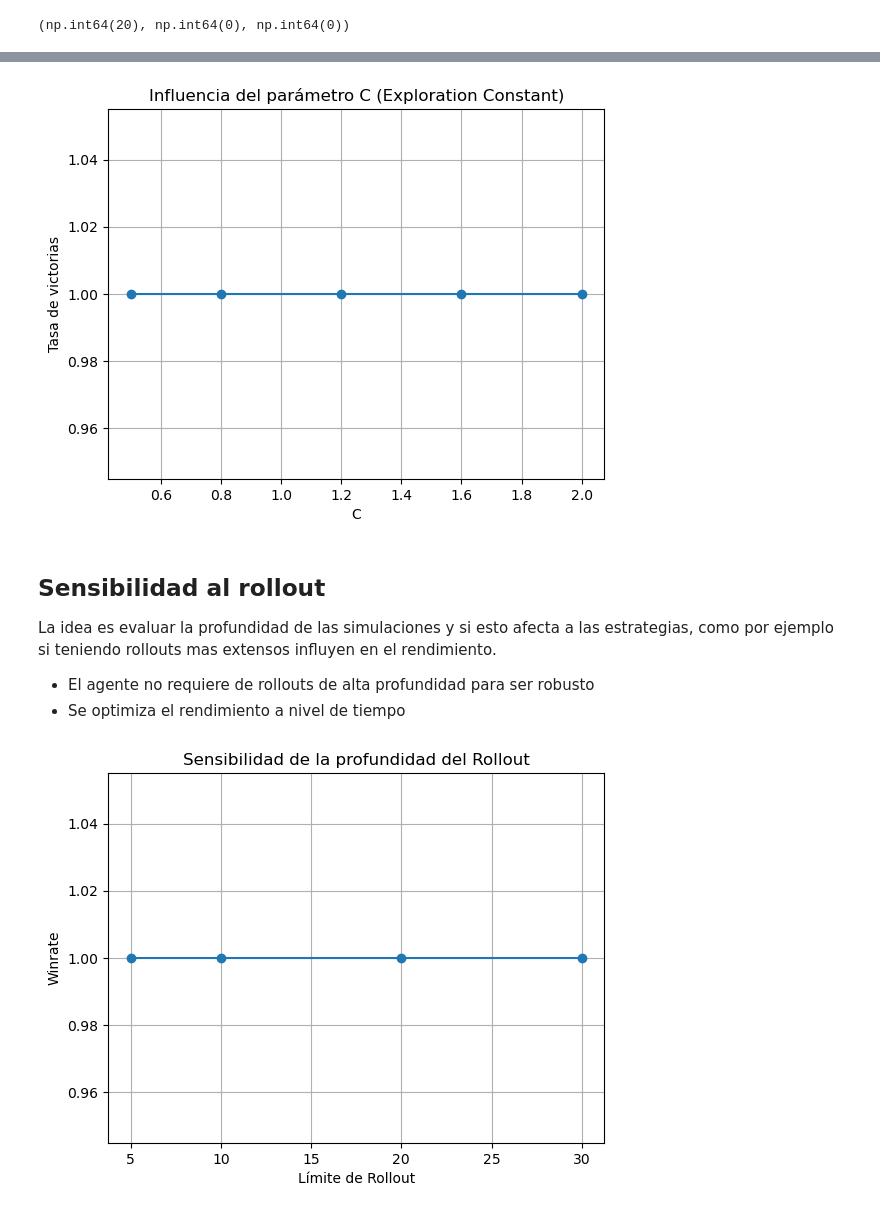
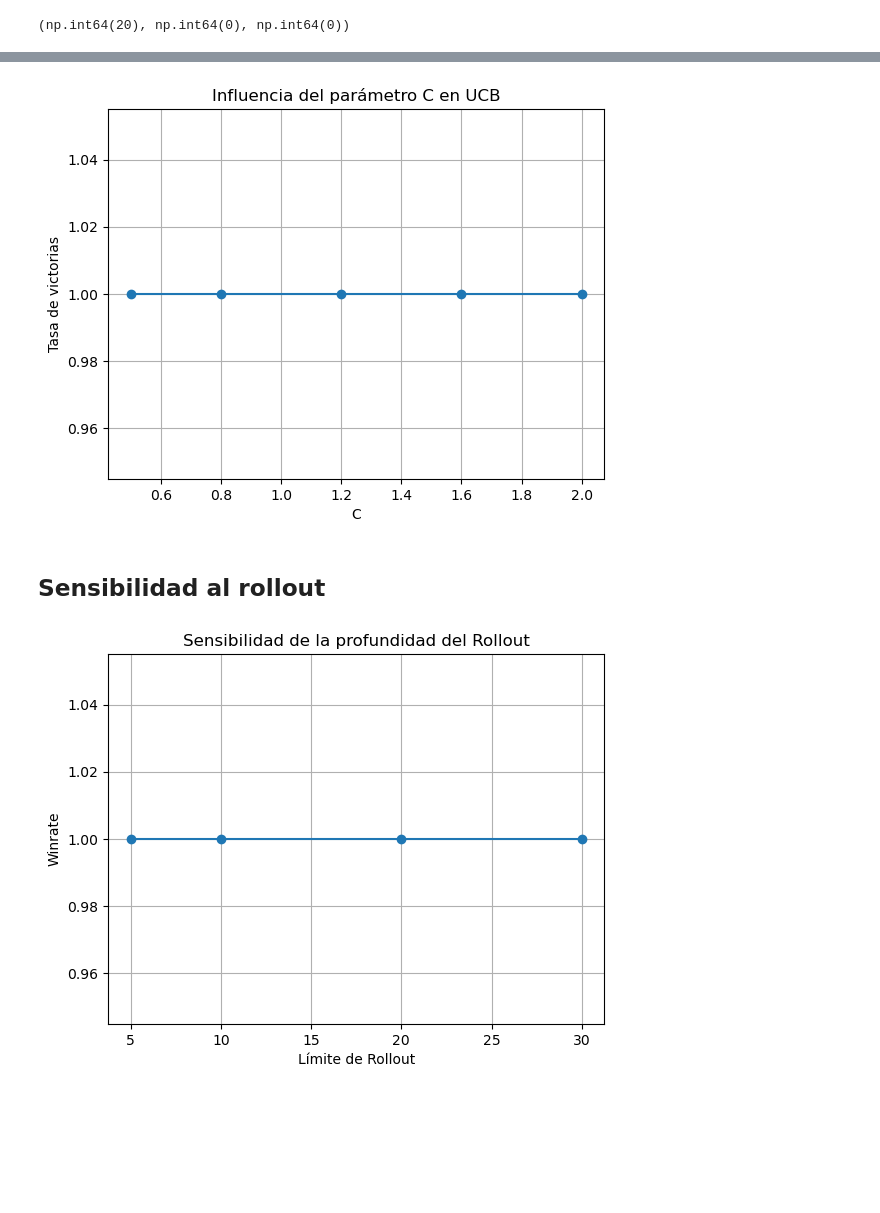
Before and after one commit to Zadcry/agente-connect4, a Jupyter notebook: entrega.ipynb, the cells around one changed output, grey strips where cells are left out. Saved outputs shown, nothing was run; the diff lists cells and outputs as text; code cells hidden in the pictures; blank space fills up the shorter version.

```diff
--- a/entrega.ipynb
+++ b/entrega.ipynb
@@ -48,10 +43,10 @@ def play_game(agentA, agentB):
     }
 # %%
 def evaluate(agentA, agentB, games=100):
-    results = []
+    resultados = []
     for _ in tqdm(range(games)):
         A = agentA()
         B = agentB()
-        results.append(play_game(A, B))
-    return results
+        resultados.append(play_game(A, B))
+    return resultados
 # %%
@@ -81,11 +68,0 @@ Se evalua como impactan las iteraciones al rendimiento general del agente, tenie
-# %%
-iters = [30, 60, 100, 150, 200]
-performance = []
-
-for it in tqdm(iters):
-    def CustomMCTS():
-        return MCTSAgent(it=it)
-
-    res = evaluate(CustomMCTS, RandomAgent, games=20)
-    win_rate = sum(r["winner"] == -1 for r in res) / len(res)
-    performance.append(win_rate)
@@ -100,0 +71,13 @@ plt.show()
+# %%
+tiempos = [0.2, 0.5, 1.0, 1.5, 2.0, 3.0]
+rendimiento = []
+
+for tl in tqdm(tiempos):
+    def CustomMCTS():
+        agent = MCTSAgent()
+        agent.tiempo_limite = tl
+        return agent
+
+    res = evaluate(CustomMCTS, RandomAgent, games=20)
+    win_rate = sum(r["winner"] == -1 for r in res) / len(res)
+    rendimiento.append(win_rate)
@@ -117,19 +105,15 @@ for c_value in tqdm(cs):
     results_c.append(win_rate)
 # %%
 plt.plot(cs, results_c, marker="o")
-plt.title("Influencia del parámetro C (Exploration Constant)")
+plt.title("Influencia del parámetro C en UCB")
 plt.xlabel("C")
 plt.ylabel("Tasa de victorias")
 plt.grid(True)
 plt.show()
 # %% [output]
-[figure, old version]
+[figure, new version]
 # %% [markdown]
 ## Sensibilidad al rollout
-La idea es evaluar la profundidad de las simulaciones y si esto afecta a las estrategias, como por ejemplo si teniendo rollouts mas extensos influyen en el rendimiento.
-
-- El agente no requiere de rollouts de alta profundidad para ser robusto
-- Se optimiza el rendimiento a nivel de tiempo
 # %%
 rolls = [5, 10, 20, 30]
 roll_perf = []
```
Also changed, not shown: parts of 19 cells of this notebook.
